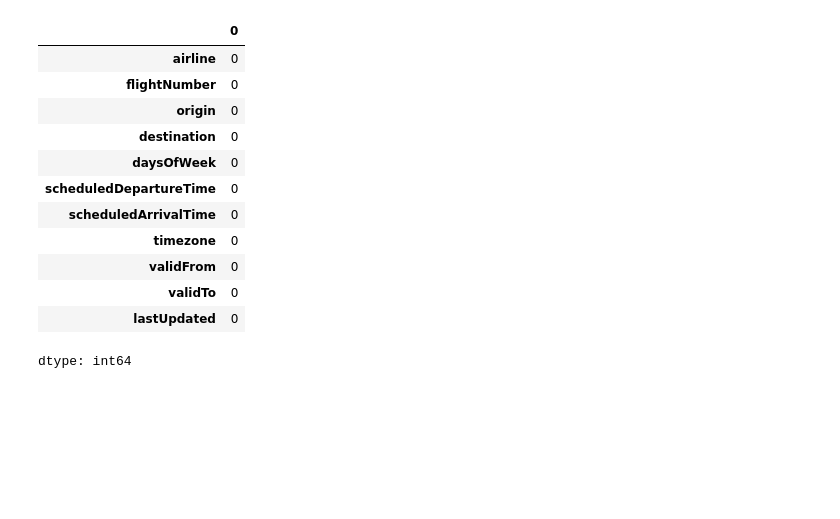
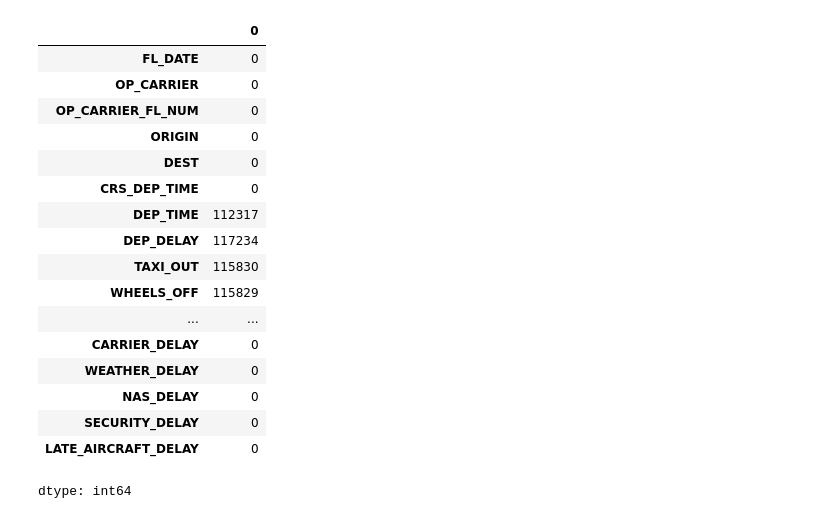
Before and after one commit to srishtiii28/flight_delay_predictor, a Jupyter notebook: flight_delay_predictor.ipynb, the cells around one changed output. Saved outputs shown, nothing was run; the diff lists cells and outputs as text; code cells hidden in the pictures; blank space fills up the shorter version.

```diff
--- a/flight_delay_predictor.ipynb
+++ b/flight_delay_predictor.ipynb
@@ -26,0 +10,13 @@ df.head()
+# %%
+import pandas as pd
+
+file_path = '/content/drive/MyDrive/2018.csv'
+
+try:
+  df = pd.read_csv(file_path)
+  print(f"Successfully loaded data from {file_path}. Showing first 5 rows:")
+  display(df.head())
+except FileNotFoundError:
+  print(f"Error: File not found at {file_path}. Please check the path and make sure the file exists in your Google Drive.")
+except Exception as e:
+  print(f"An error occurred while loading the file: {e}")
@@ -26,0 +32,13 @@ df.head()
+# %%
+# Fill NaN values in specific delay columns with 0
+delay_cols = ['CARRIER_DELAY', 'WEATHER_DELAY', 'NAS_DELAY', 'SECURITY_DELAY', 'LATE_AIRCRAFT_DELAY']
+df[delay_cols] = df[delay_cols].fillna(0)
+print("Filled NaN values in delay columns with 0.")
+
+# Fill NaN values in CANCELLATION_CODE with 'N/A'
+df['CANCELLATION_CODE'] = df['CANCELLATION_CODE'].fillna('N/A')
+print("Filled NaN values in 'CANCELLATION_CODE' with 'N/A'.")
+
+# Display missing values again to see the effect of these changes
+print('\nMissing values per column after filling some NaNs:')
+display(df.isnull().sum())
@@ -26,0 +68,12 @@ df.head()
+# %%
+# Drop the 'Unnamed: 27' column as it's entirely empty
+df = df.drop(columns=['Unnamed: 27'])
+print("Dropped 'Unnamed: 27' column.")
+
+# Convert 'FL_DATE' to datetime objects
+df['FL_DATE'] = pd.to_datetime(df['FL_DATE'])
+print("Converted 'FL_DATE' to datetime.")
+
+# Display info again to confirm changes
+print('\nDataFrame Info after initial cleaning:')
+df.info()
@@ -27,5 +197,4 @@ df.head()
 # %%
-print(df.columns)
-df.info()
-df.isnull().sum()
+print('\nMissing values per column:')
+display(df.isnull().sum())
 # %% [output]
@@ -49,13 +202,18 @@ memory usage: 2.8+ MB
 |  | 0 |
-| airline | 0 |
-| flightNumber | 0 |
-| origin | 0 |
-| destination | 0 |
-| daysOfWeek | 0 |
-| scheduledDepartureTime | 0 |
-| scheduledArrivalTime | 0 |
-| timezone | 0 |
-| validFrom | 0 |
-| validTo | 0 |
-| lastUpdated | 0 |
+| FL_DATE | 0 |
+| OP_CARRIER | 0 |
+| OP_CARRIER_FL_NUM | 0 |
+| ORIGIN | 0 |
+| DEST | 0 |
+| CRS_DEP_TIME | 0 |
+| DEP_TIME | 112317 |
+| DEP_DELAY | 117234 |
+| TAXI_OUT | 115830 |
+| WHEELS_OFF | 115829 |
+| ... | ... |
+| CARRIER_DELAY | 0 |
+| WEATHER_DELAY | 0 |
+| NAS_DELAY | 0 |
+| SECURITY_DELAY | 0 |
+| LATE_AIRCRAFT_DELAY | 0 |
 dtype: int64
```
Also changed, not shown: parts of 26 cells of this notebook.
